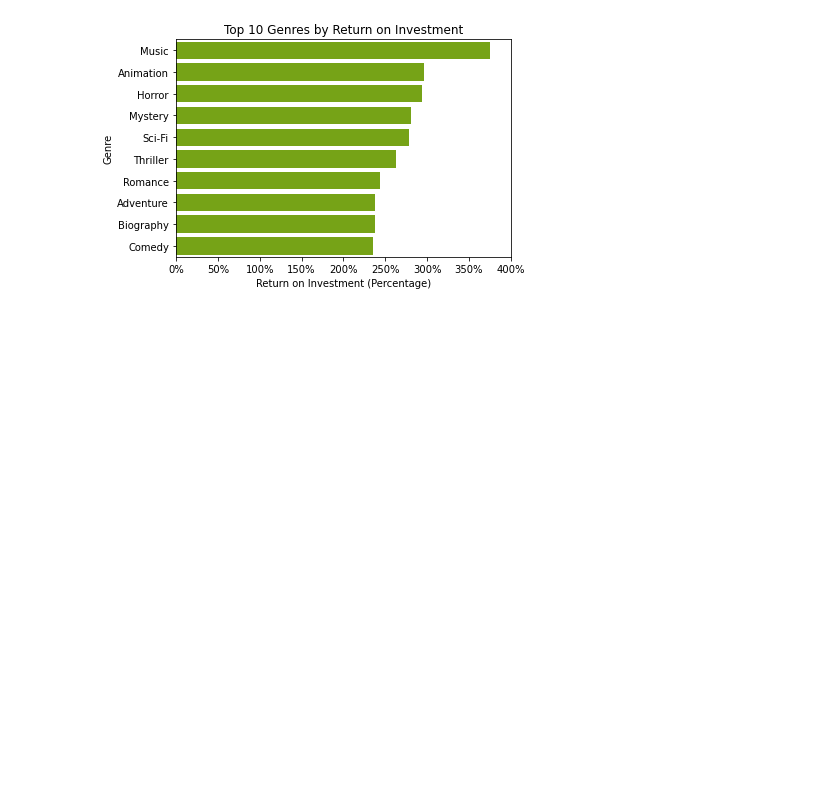
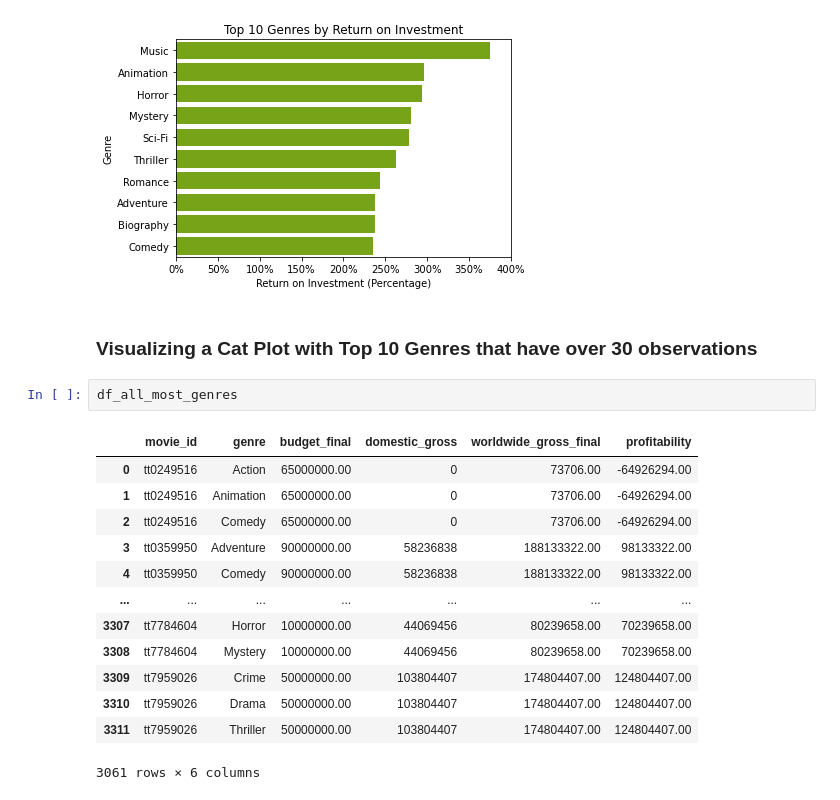
Before and after one commit to learn-co-curriculum/dsc-phase-1-project-v2-4, a Jupyter notebook: notebooks/genres_vs_boxoffice.ipynb, the cells around one changed output. Cells and saved outputs as stored; diff of their text form; blank space fills up the shorter version.

```diff
--- a/notebooks/genres_vs_boxoffice.ipynb
+++ b/notebooks/genres_vs_boxoffice.ipynb
@@ -712,3 +712,21 @@ plot.set_xticklabels(x_tick_labels);
 plt.savefig("../Images/Top 10 Genres by Return on Investment.jpg", dpi=400, bbox_inches='tight')
 # %% [output]
 [figure]
+# %% [markdown]
+### Visualizing a Cat Plot with Top 10 Genres that have over 30 observations
+# %%
+df_all_most_genres
+# %% [output]
+|  | movie_id | genre | budget_final | domestic_gross | worldwide_gross_final | profitability |
+| 0 | tt0249516 | Action | 65000000.00 | 0 | 73706.00 | -64926294.00 |
+| 1 | tt0249516 | Animation | 65000000.00 | 0 | 73706.00 | -64926294.00 |
+| 2 | tt0249516 | Comedy | 65000000.00 | 0 | 73706.00 | -64926294.00 |
+| 3 | tt0359950 | Adventure | 90000000.00 | 58236838 | 188133322.00 | 98133322.00 |
+| 4 | tt0359950 | Comedy | 90000000.00 | 58236838 | 188133322.00 | 98133322.00 |
+| ... | ... | ... | ... | ... | ... | ... |
+| 3307 | tt7784604 | Horror | 10000000.00 | 44069456 | 80239658.00 | 70239658.00 |
+| 3308 | tt7784604 | Mystery | 10000000.00 | 44069456 | 80239658.00 | 70239658.00 |
+| 3309 | tt7959026 | Crime | 50000000.00 | 103804407 | 174804407.00 | 124804407.00 |
+| 3310 | tt7959026 | Drama | 50000000.00 | 103804407 | 174804407.00 | 124804407.00 |
+| 3311 | tt7959026 | Thriller | 50000000.00 | 103804407 | 174804407.00 | 124804407.00 |
+3061 rows × 6 columns
```
Also changed, not shown: parts of 7 cells of this notebook.
